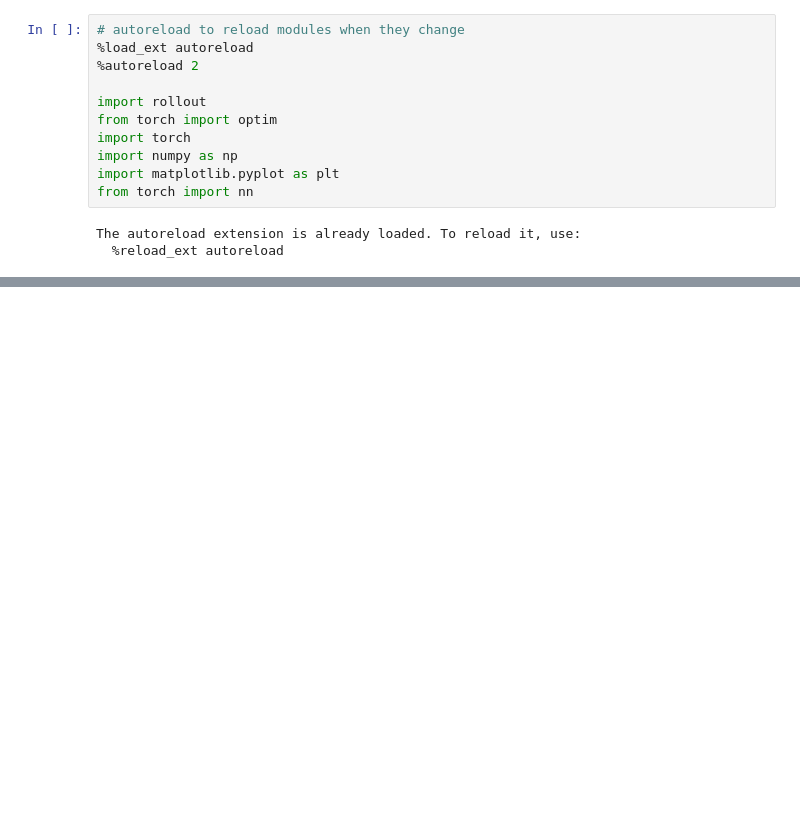
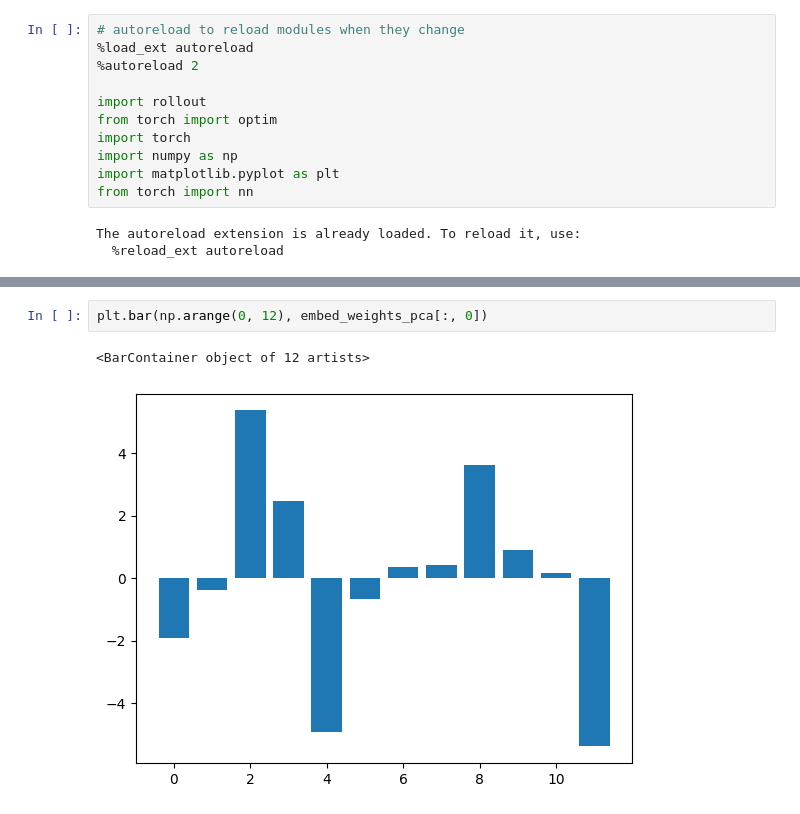
Before and after one commit to erhu7/TransformerCircuits, a Jupyter notebook: notebooks/model_testing/value_model.ipynb, the cells around one changed output, grey strips where cells are left out. Cells and saved outputs as stored; diff of their text form; blank space fills up the shorter version.

```diff
--- a/notebooks/model_testing/value_model.ipynb
+++ b/notebooks/model_testing/value_model.ipynb
@@ -38,0 +254,5 @@ Epoch 400: Train Loss: 2.969959496113006e-05, Test Loss: 2.5192508473992348e-05
+# %%
+plt.bar(np.arange(0, 12), embed_weights_pca[:, 0])
+# %% [output]
+<BarContainer object of 12 artists>
+[figure, added]
```
Also changed, not shown: parts of 23 cells of this notebook, 8 other files.
